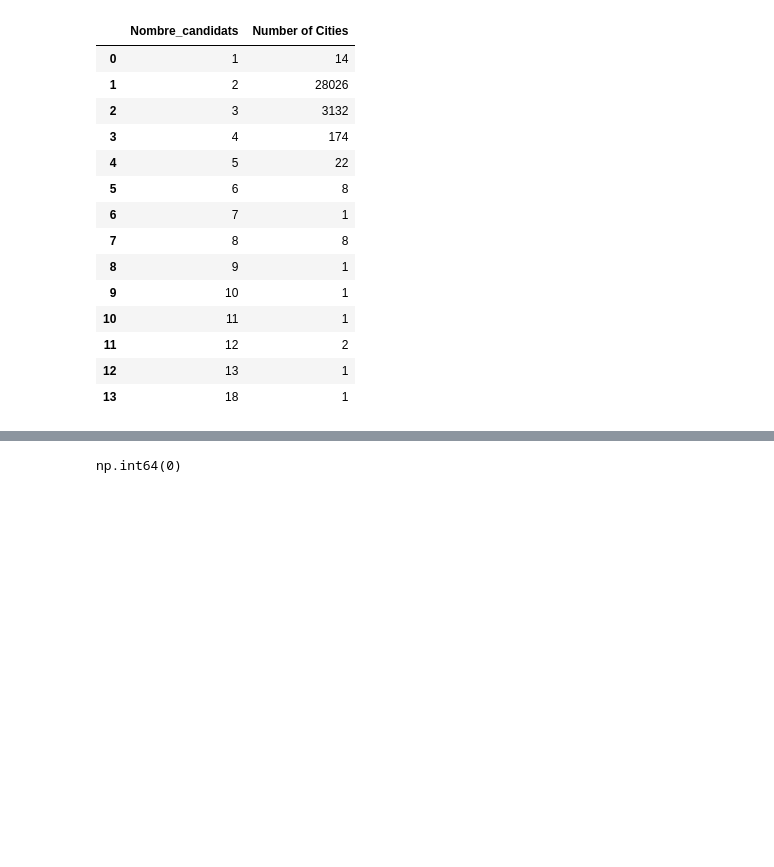
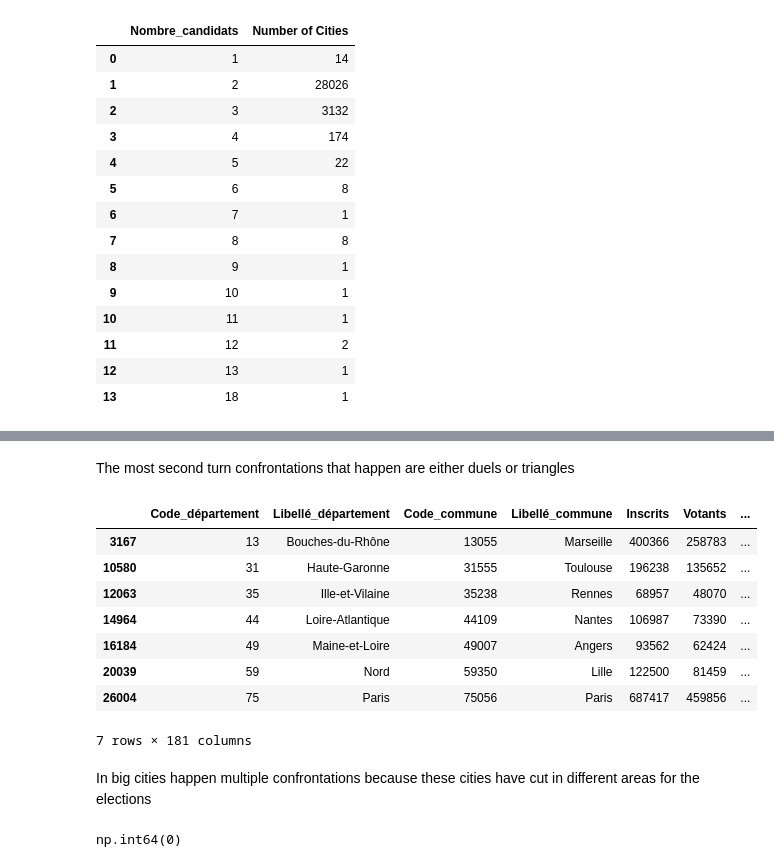
Before and after one commit to RonanRibouletPython/Data_Analysis_Job_Prep, a Jupyter notebook: Notebooks/EDA_Election_2024.ipynb, the cells around one changed output, grey strips where cells are left out. Cells and saved outputs as stored; diff of their text form; code cells hidden in the pictures; blank space fills up the shorter version.

```diff
--- a/Notebooks/EDA_Election_2024.ipynb
+++ b/Notebooks/EDA_Election_2024.ipynb
@@ -112,3 +153,19 @@ count_by_candidates
+# %% [markdown]
+The most second turn confrontations that happen are either duels or triangles
+# %%
+df[df["Nombre_candidats"] > 8]
+# %% [output]
+|  | Code_département | Libellé_département | Code_commune | Libellé_commune | Inscrits | Votants | ... |
+| 3167 | 13 | Bouches-du-Rhône | 13055 | Marseille | 400366 | 258783 | ... |
+| 10580 | 31 | Haute-Garonne | 31555 | Toulouse | 196238 | 135652 | ... |
+| 12063 | 35 | Ille-et-Vilaine | 35238 | Rennes | 68957 | 48070 | ... |
+| 14964 | 44 | Loire-Atlantique | 44109 | Nantes | 106987 | 73390 | ... |
+| 16184 | 49 | Maine-et-Loire | 49007 | Angers | 93562 | 62424 | ... |
+| 20039 | 59 | Nord | 59350 | Lille | 122500 | 81459 | ... |
+| 26004 | 75 | Paris | 75056 | Paris | 687417 | 459856 | ... |
+7 rows × 181 columns
+# %% [markdown]
+In big cities happen multiple confrontations because these cities have cut in different areas for the elections
 # %%
 # Check duplicates
 df.duplicated().sum()
```
Also changed, not shown: parts of 16 cells of this notebook.
